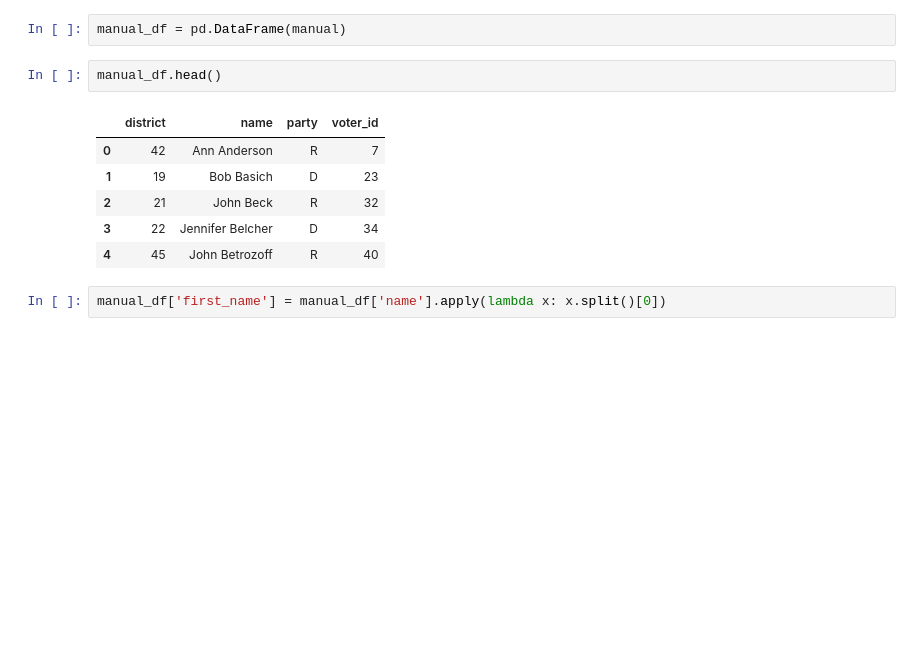
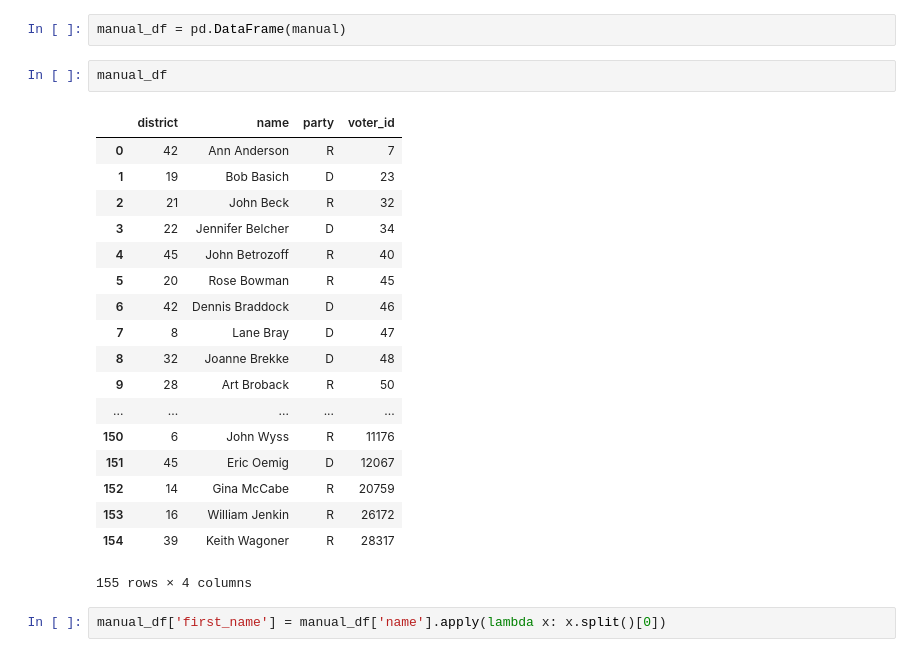
Before and after one commit to ekarboski/washington_state_legislation, a Jupyter notebook: Merging_votes_to_committee_data.ipynb, the cells around one changed output. Drawn from its saved outputs; the diff is of its cells as text; blank space fills up the shorter version.

Commit message:
Complete manual dataframe of legislator information

```diff
--- a/Merging_votes_to_committee_data.ipynb
+++ b/Merging_votes_to_committee_data.ipynb
@@ -164,14 +239,26 @@ manual = [{'name': 'Ann Anderson', 'voter_id': '7',
 # %%
 manual_df = pd.DataFrame(manual)
 # %%
-manual_df.head()
+manual_df
 # %% [output]
 |  | district | name | party | voter_id |
 | 0 | 42 | Ann Anderson | R | 7 |
 | 1 | 19 | Bob Basich | D | 23 |
 | 2 | 21 | John Beck | R | 32 |
 | 3 | 22 | Jennifer Belcher | D | 34 |
 | 4 | 45 | John Betrozoff | R | 40 |
+| 5 | 20 | Rose Bowman | R | 45 |
+| 6 | 42 | Dennis Braddock | D | 46 |
+| 7 | 8 | Lane Bray | D | 47 |
+| 8 | 32 | Joanne Brekke | D | 48 |
+| 9 | 28 | Art Broback | R | 50 |
+| ... | ... | ... | ... | ... |
+| 150 | 6 | John Wyss | R | 11176 |
+| 151 | 45 | Eric Oemig | D | 12067 |
+| 152 | 14 | Gina McCabe | R | 20759 |
+| 153 | 16 | William Jenkin | R | 26172 |
+| 154 | 39 | Keith Wagoner | R | 28317 |
+155 rows × 4 columns
 # %%
 manual_df['first_name'] = manual_df['name'].apply(lambda x: x.split()[0])
 # %%
```
Also changed, not shown: parts of 5 cells of this notebook.
